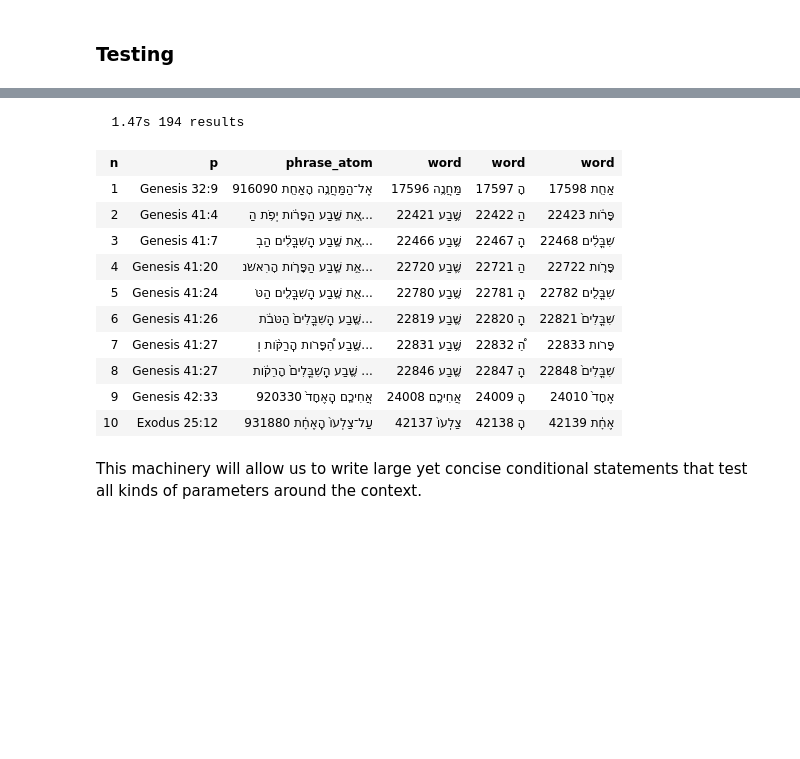
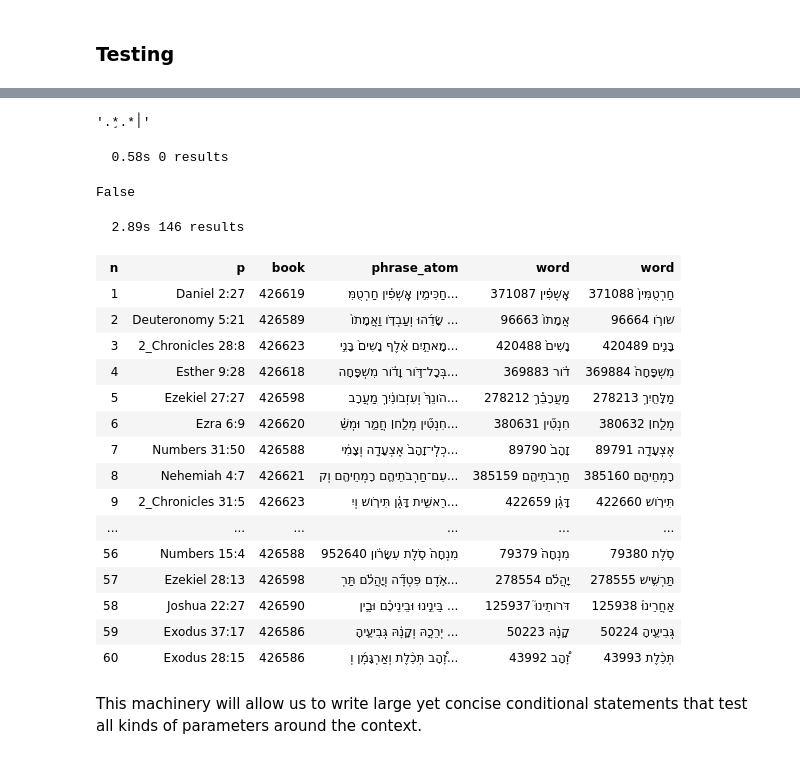
Before and after one commit to ETCBC/heads, a Jupyter notebook: going_subphraseless.ipynb, the cells around one changed output, grey strips where cells are left out. Cells and saved outputs as stored; diff of their text form; code cells hidden in the pictures; blank space fills up the shorter version.

```diff
--- a/going_subphraseless.ipynb
+++ b/going_subphraseless.ipynb
@@ -567,25 +651,43 @@ t.kid['adjv']
+# %%
+dis21["legarmeh"]["regex"]
+# %% [output]
+'.*֣.*׀'
+# %%
+236884 in set(A.search(f'word g_word_utf8~{dis21["legarmeh"]["regex"]}', shallow=True))
+# %% [output]
+  0.58s 0 results
+False
 # %%
-A.table(A.search('''
+t = A.search(f'''
 
-phrase_atom
-    word pdp=subs st=a
-    <: word lex=H
-    <: word sp=subs
-
-'''), withNodes=True, extraFeatures='pdp st', condenseType='phrase_atom', end=10)
+book book#Psalmi|Job|Proverbia
+    phrase_atom
+        word pdp=subs st=a ls#card g_word_utf8~{dis21_re}
+        <: word sp=subs ls#card st=a
+''')
 # %% [output]
-  1.47s 194 results
+  2.89s 146 results
-| n | p | phrase_atom | word | word | word |
-| 1 | Genesis 32:9 | אֶל־הַמַּחֲנֶ֥ה הָאַחַ֖ת 916090 | מַּחֲנֶ֥ה 17596 | הָ 17597 | אַחַ֖ת 17598 |
-| 2 | Genesis 41:4 | אֵ֚ת שֶׁ֣בַע הַפָּרֹ֔ות יְפֹ֥ת הַ... | שֶׁ֣בַע 22421 | הַ 22422 | פָּרֹ֔ות 22423 |
-| 3 | Genesis 41:7 | אֵ֚ת שֶׁ֣בַע הַֽשִּׁבֳּלִ֔ים הַבְ... | שֶׁ֣בַע 22466 | הַֽ 22467 | שִּׁבֳּלִ֔ים 22468 |
-| 4 | Genesis 41:20 | אֵ֣ת שֶׁ֧בַע הַפָּרֹ֛ות הָרִאשֹׁנ... | שֶׁ֧בַע 22720 | הַ 22721 | פָּרֹ֛ות 22722 |
-| 5 | Genesis 41:24 | אֵ֛ת שֶׁ֥בַע הַֽשִׁבֳּלִ֖ים הַטֹּ... | שֶׁ֥בַע 22780 | הַֽ 22781 | שִׁבֳּלִ֖ים 22782 |
-| 6 | Genesis 41:26 | שֶׁ֤בַע הַֽשִּׁבֳּלִים֙ הַטֹּבֹ֔ת... | שֶׁ֤בַע 22819 | הַֽ 22820 | שִּׁבֳּלִים֙ 22821 |
-| 7 | Genesis 41:27 | שֶׁ֣בַע הַ֠פָּרֹות הָֽרַקֹּ֨ות וְ... | שֶׁ֣בַע 22831 | הַ֠ 22832 | פָּרֹות 22833 |
-| 8 | Genesis 41:27 | שֶׁ֤בַע הַֽשִׁבֳּלִים֙ הָרֵקֹ֔ות ... | שֶׁ֤בַע 22846 | הַֽ 22847 | שִׁבֳּלִים֙ 22848 |
-| 9 | Genesis 42:33 | אֲחִיכֶ֤ם הָֽאֶחָד֙ 920330 | אֲחִיכֶ֤ם 24008 | הָֽ 24009 | אֶחָד֙ 24010 |
-| 10 | Exodus 25:12 | עַל־צַלְעֹו֙ הָֽאֶחָ֔ת 931880 | צַלְעֹו֙ 42137 | הָֽ 42138 | אֶחָ֔ת 42139 |
+# %%
+random.shuffle(t)
+
+A.table(t[:60], withNodes=True, extraFeatures='pdp st', condenseType='phrase_atom')
+# %% [output]
+| n | p | book | phrase_atom | word | word |
+| 1 | Daniel 2:27 | 426619 | חַכִּימִ֣ין אָֽשְׁפִ֗ין חַרְטֻמִּ... | אָֽשְׁפִ֗ין 371087 | חַרְטֻמִּין֙ 371088 |
+| 2 | Deuteronomy 5:21 | 426589 | שָׂדֵ֜הוּ וְעַבְדֹּ֤ו וַאֲמָתֹו֙ ... | אֲמָתֹו֙ 96663 | שֹׁורֹ֣ו 96664 |
+| 3 | 2_Chronicles 28:8 | 426623 | מָאתַ֣יִם אֶ֗לֶף נָשִׁים֙ בָּנִ֣י... | נָשִׁים֙ 420488 | בָּנִ֣ים 420489 |
+| 4 | Esther 9:28 | 426618 | בְּכָל־דֹּ֣ור וָדֹ֗ור מִשְׁפָּחָה... | דֹ֗ור 369883 | מִשְׁפָּחָה֙ 369884 |
+| 5 | Ezekiel 27:27 | 426598 | הֹונֵךְ֙ וְעִזְבֹונַ֔יִךְ מַעֲרָב... | מַעֲרָבֵ֕ךְ 278212 | מַלָּחַ֖יִךְ 278213 |
+| 6 | Ezra 6:9 | 426620 | חִנְטִ֞ין מְלַ֣ח׀ חֲמַ֣ר וּמְשַׁ֗... | חִנְטִ֞ין 380631 | מְלַ֣ח׀ 380632 |
+| 7 | Numbers 31:50 | 426588 | כְלִֽי־זָהָב֙ אֶצְעָדָ֣ה וְצָמִ֔י... | זָהָב֙ 89790 | אֶצְעָדָ֣ה 89791 |
+| 8 | Nehemiah 4:7 | 426621 | עִם־חַרְבֹתֵיהֶ֛ם רָמְחֵיהֶ֖ם וְק... | חַרְבֹתֵיהֶ֛ם 385159 | רָמְחֵיהֶ֖ם 385160 |
+| 9 | 2_Chronicles 31:5 | 426623 | רֵאשִׁ֣ית דָּגָ֗ן תִּירֹ֤ושׁ וְיִ... | דָּגָ֗ן 422659 | תִּירֹ֤ושׁ 422660 |
+| ... | ... | ... | ... | ... | ... |
+| 56 | Numbers 15:4 | 426588 | מִנְחָה֙ סֹ֣לֶת עִשָּׂרֹ֔ון 952640 | מִנְחָה֙ 79379 | סֹ֣לֶת 79380 |
+| 57 | Ezekiel 28:13 | 426598 | אֹ֣דֶם פִּטְדָ֞ה וְיָהֲלֹ֗ם תַּרְ... | יָהֲלֹ֗ם 278554 | תַּרְשִׁ֥ישׁ 278555 |
+| 58 | Joshua 22:27 | 426590 | בֵּינֵ֣ינוּ וּבֵינֵיכֶ֗ם וּבֵ֣ין ... | דֹּרֹותֵינוּ֮ 125937 | אַחֲרֵינוּ֒ 125938 |
+| 59 | Exodus 37:17 | 426586 | יְרֵכָ֣הּ וְקָנָ֔הּ גְּבִיעֶ֛יהָ ... | קָנָ֔הּ 50223 | גְּבִיעֶ֛יהָ 50224 |
+| 60 | Exodus 28:15 | 426586 | זָ֠הָב תְּכֵ֨לֶת וְאַרְגָּמָ֜ן וְ... | זָ֠הָב 43992 | תְּכֵ֨לֶת 43993 |
 # %% [markdown]
 This machinery will allow us to write large yet concise conditional statements that test all kinds of parameters around the context.
 # %% [markdown]
```
Also changed, not shown: parts of 16 cells of this notebook, 14 other files.
